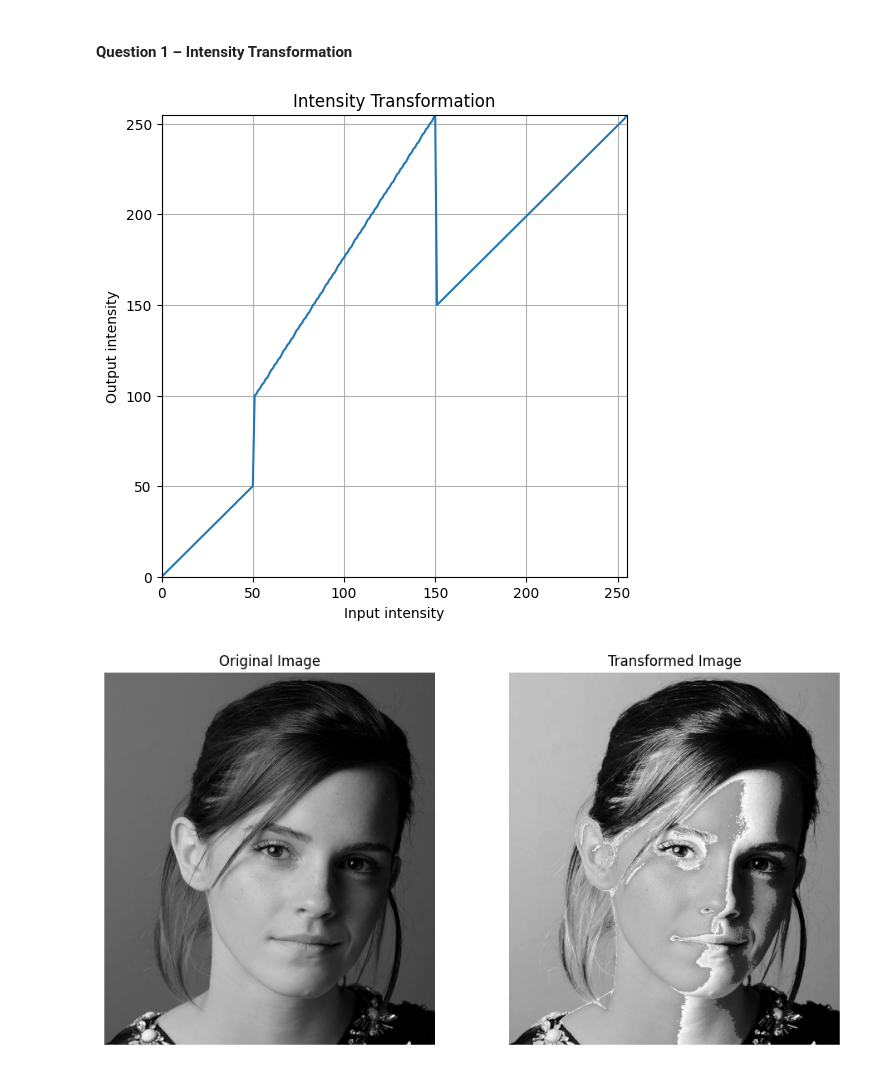
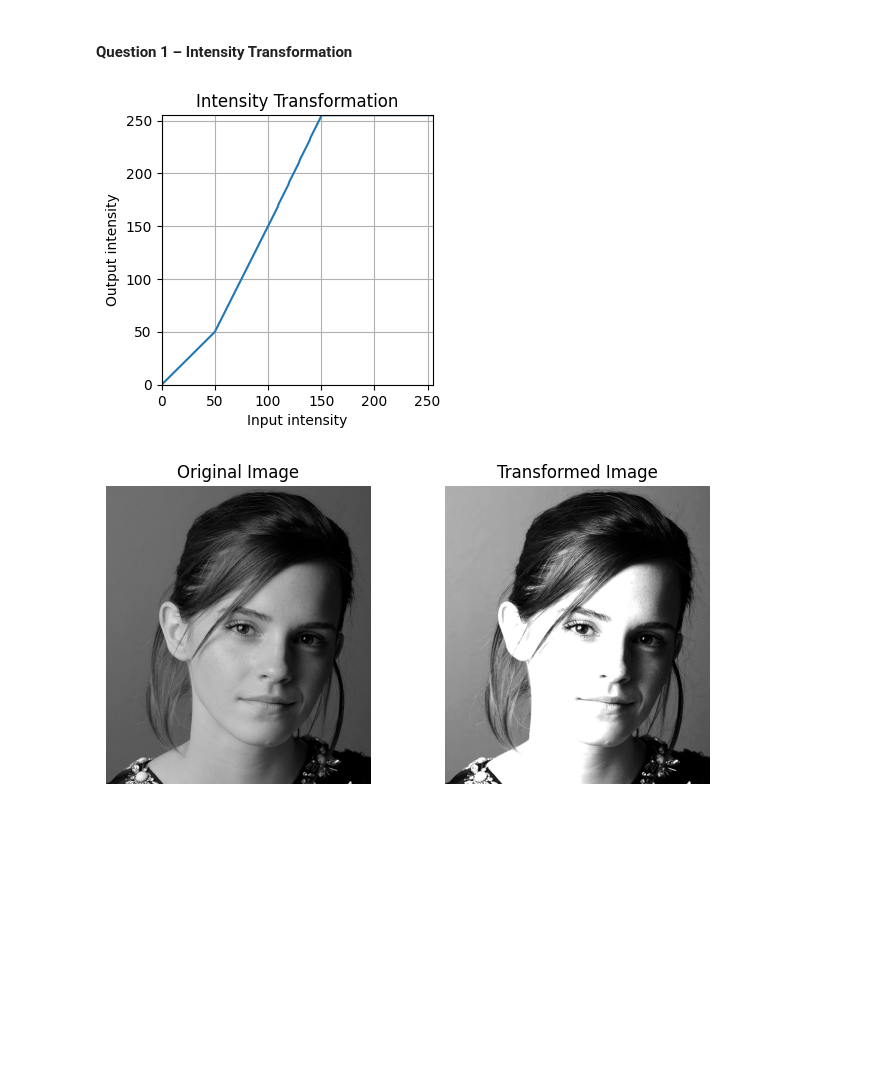
Before and after one commit to shalaniupekshani/EN3160-Assignment1-on-Intensity-Transformations-and-Neighborhood-Filtering, a Jupyter notebook: 230659H_a01.ipynb, the cells around one changed output. Saved outputs shown, nothing was run; the diff lists cells and outputs as text; code cells hidden in the pictures; blank space fills up the shorter version.

```diff
--- a/230659H_a01.ipynb
+++ b/230659H_a01.ipynb
@@ -14,54 +14,56 @@ import numpy as np
 import matplotlib.pyplot as plt
 
 def intensity_transform(im, breakpoints):
-    t1=np.linspace(breakpoints[0,0],breakpoints[1,1],breakpoints[1,0]+1-breakpoints[0,0]).astype('uint8')
-    t2=np.linspace(breakpoints[2,1],breakpoints[3,1],breakpoints[3,0]-breakpoints[2,0]).astype('uint8')
-    t3=np.linspace(breakpoints[4,1],breakpoints[5,1],breakpoints[5,0]-breakpoints[4,0]).astype('uint8')
+    transform = np.zeros(256, dtype=np.uint8)
 
-    transform=np.concatenate((t1,t2),axis=0).astype('uint8')
-    transform=np.concatenate((transform,t3),axis=0).astype('uint8')
+    for i in range(len(breakpoints)-1):
+        x1,y1=breakpoints[i]
+        x2,y2=breakpoints[i+1]
+        x=np.arange(x1,x2+1)
+        y=np.linspace(y1,y2,len(x))
+        transform[x]=y.astype(np.uint8)
 
     transformed_image=cv.LUT(im,transform)
+
     return transformed_image,transform
 
-
-breakpoints=np.array([(0,0),(50,50),(50,100),(150,255),(150,150),(255,255)])
+breakpoints=np.array([(0,0),(50,50),(100,150),(150,255),(255,255)])
 im=cv.imread(r'C:\Users\shala\EN3160-Assignment1-on-Intensity-Transformations-and-Neighborhood-Filtering\images\Q1\emma.jpg',cv.IMREAD_GRAYSCALE)
 
 transformed_image, transform = intensity_transform(im,breakpoints)
 
 
 # Intensity transformation plot
-plt.figure(figsize=(6, 6))
+plt.figure(figsize=(3.5, 3.5))
 
 plt.plot(np.arange(256), transform)
 
 plt.xlabel("Input intensity")
 plt.ylabel("Output intensity")
 plt.title("Intensity Transformation")
 
 plt.xlim(0, 255)
 plt.ylim(0, 255)
 
 plt.grid(True)
 plt.show()
 
 
 # Display images
-plt.figure(figsize=(10, 5))
+plt.figure(figsize=(7, 3.5))
 
 plt.subplot(1, 2, 1)
 plt.imshow(im, cmap='gray')
 plt.title("Original Image")
 plt.axis("off")
 
 plt.subplot(1, 2, 2)
 plt.imshow(transformed_image, cmap='gray')
 plt.title("Transformed Image")
 plt.axis("off")
 
 plt.tight_layout()
 plt.show()
 # %% [output]
-[figure, old version]
+[figure, new version]
-[figure, old version]
+[figure, new version]
```
Also changed, not shown: parts of 1 cell of this notebook.
